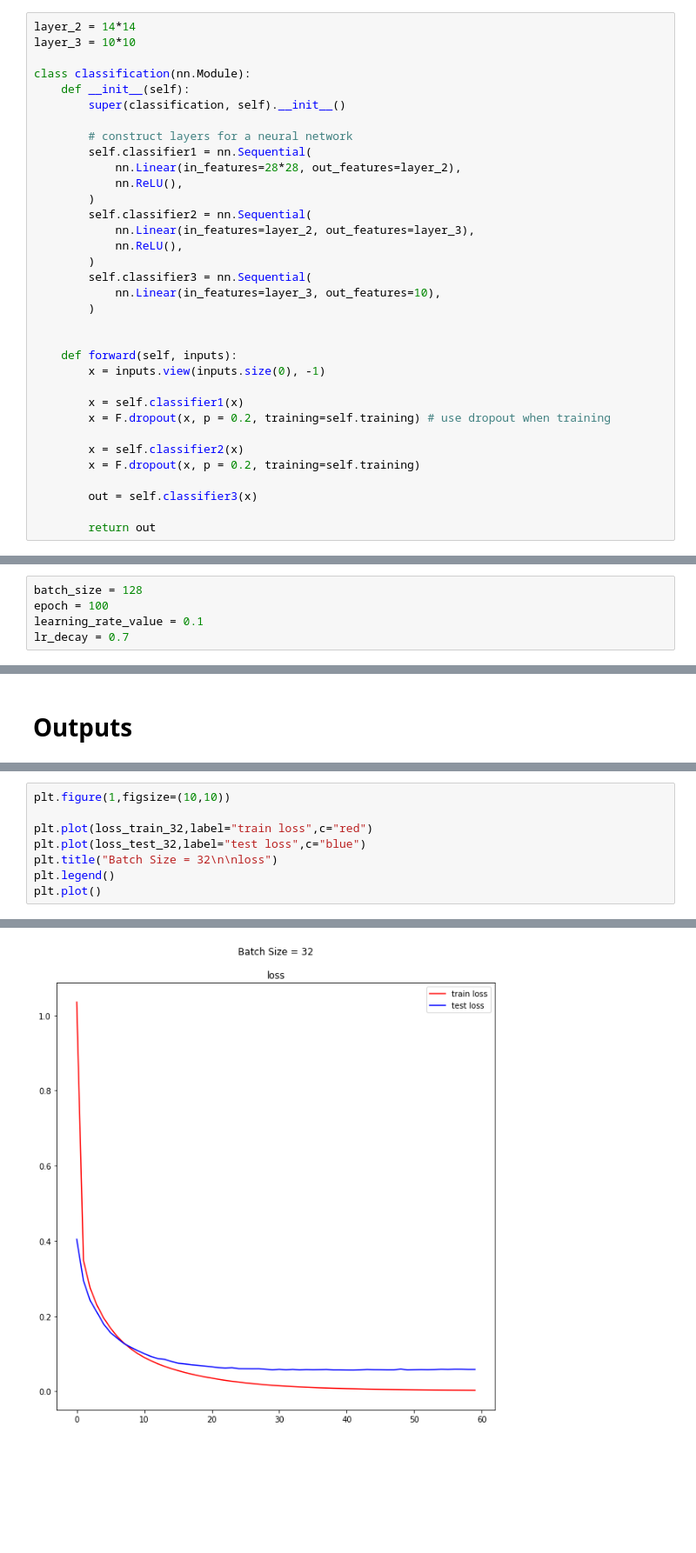
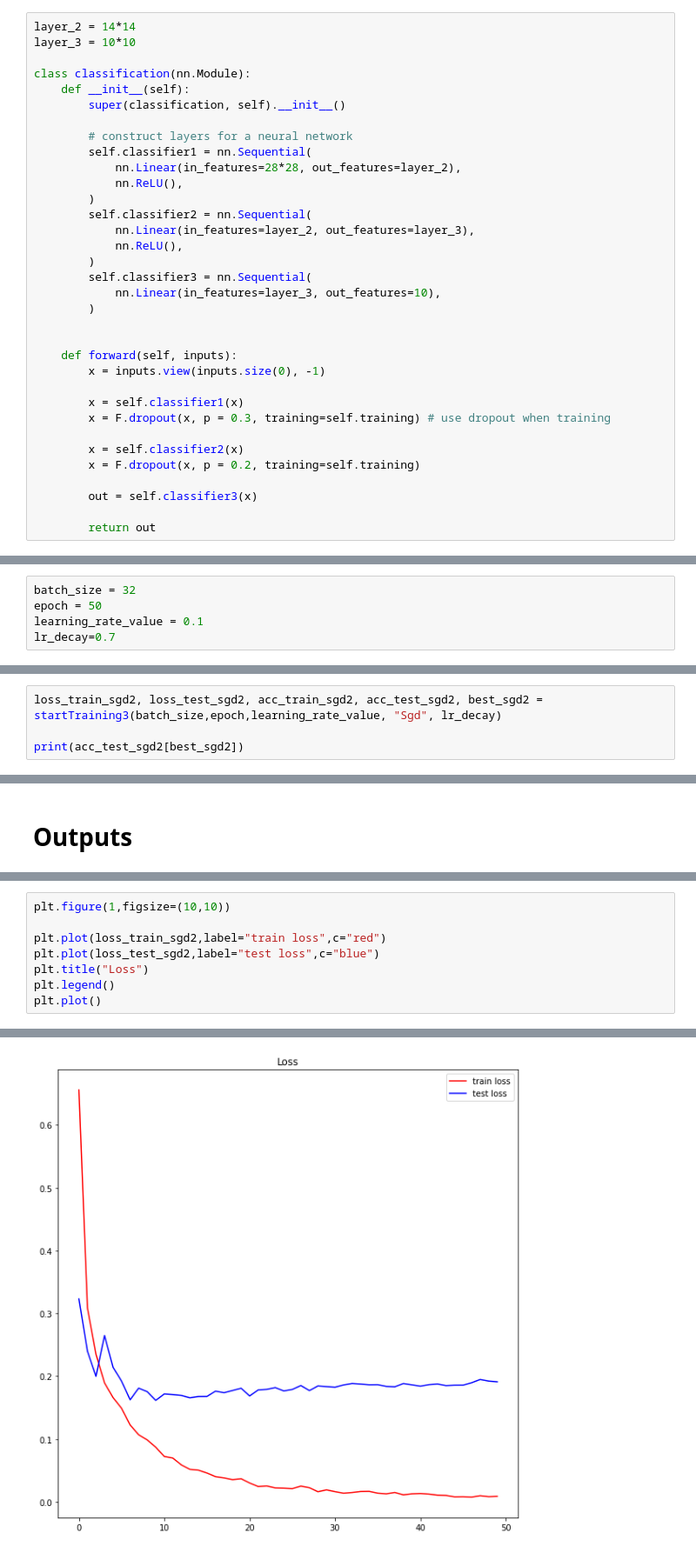
Before and after one commit to ehehehe95/Implementing-Basic-ML-techniques, a Jupyter notebook: 10. Optimal Selection of the hyper-parameters associated with the classification on MNIST/assignment10.ipynb, the cells around one changed output, grey strips where cells are left out. Shown at 87% size. Drawn from its saved outputs; the diff is of its cells as text; blank space fills up the shorter version.

Commit message:
96.43 was my best...

```diff
--- a/10. Optimal Selection of the hyper-parameters associated with the classification on MNIST/assignment10.ipynb
+++ b/10. Optimal Selection of the hyper-parameters associated with the classification on MNIST/assignment10.ipynb
@@ -299,7 +299,7 @@ class classification(nn.Module):
         x = inputs.view(inputs.size(0), -1)
 
         x = self.classifier1(x)
-        x = F.dropout(x, p = 0.2, training=self.training) # use dropout when training
+        x = F.dropout(x, p = 0.3, training=self.training) # use dropout when training
 
         x = self.classifier2(x)
         x = F.dropout(x, p = 0.2, training=self.training)
@@ -435,5 +486,5 @@ def startTraining2(batch_size,epoch,learning_rate_value, optimizer_string, learn
 # %%
-batch_size = 128
-epoch = 100
+batch_size = 32
+epoch = 50
 learning_rate_value = 0.1
-lr_decay = 0.7
+lr_decay=0.7
@@ -461,0 +585,4 @@ execution time ======= 1334.7471497058868
+# %%
+loss_train_sgd2, loss_test_sgd2, acc_train_sgd2, acc_test_sgd2, best_sgd2 = startTraining3(batch_size,epoch,learning_rate_value, "Sgd", lr_decay)
+
+print(acc_test_sgd2[best_sgd2])
@@ -466,12 +611,12 @@ execution time ======= 1334.7471497058868
 # %%
 plt.figure(1,figsize=(10,10))
 
-plt.plot(loss_train_32,label="train loss",c="red")
-plt.plot(loss_test_32,label="test loss",c="blue")
-plt.title("Batch Size = 32\n\nloss")
+plt.plot(loss_train_sgd2,label="train loss",c="red")
+plt.plot(loss_test_sgd2,label="test loss",c="blue")
+plt.title("Loss")
 plt.legend()
 plt.plot()
 # %% [output]
 []
-[figure, old version]
+[figure, new version]
 # %% [markdown]
```
Also changed, not shown: parts of 27 cells of this notebook.
